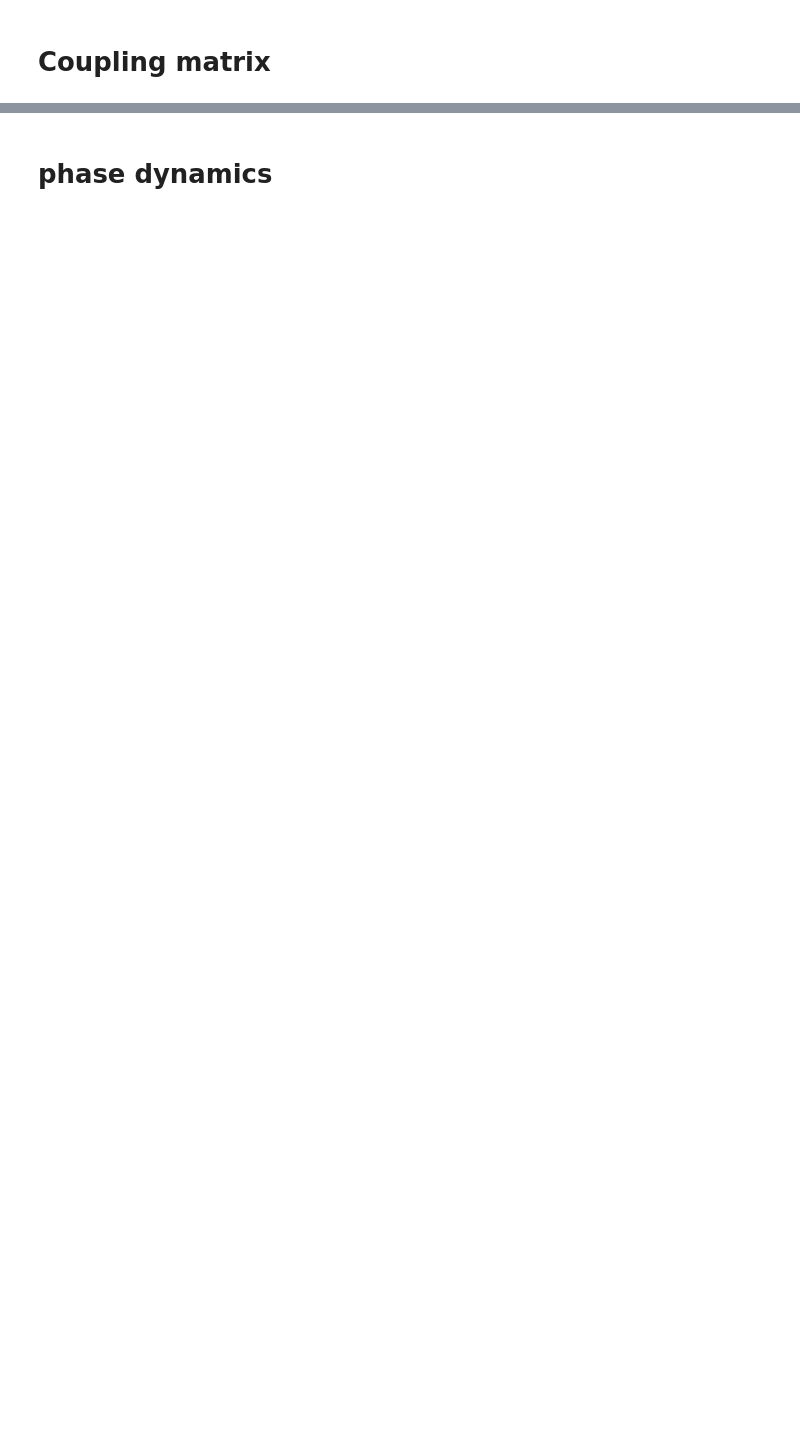
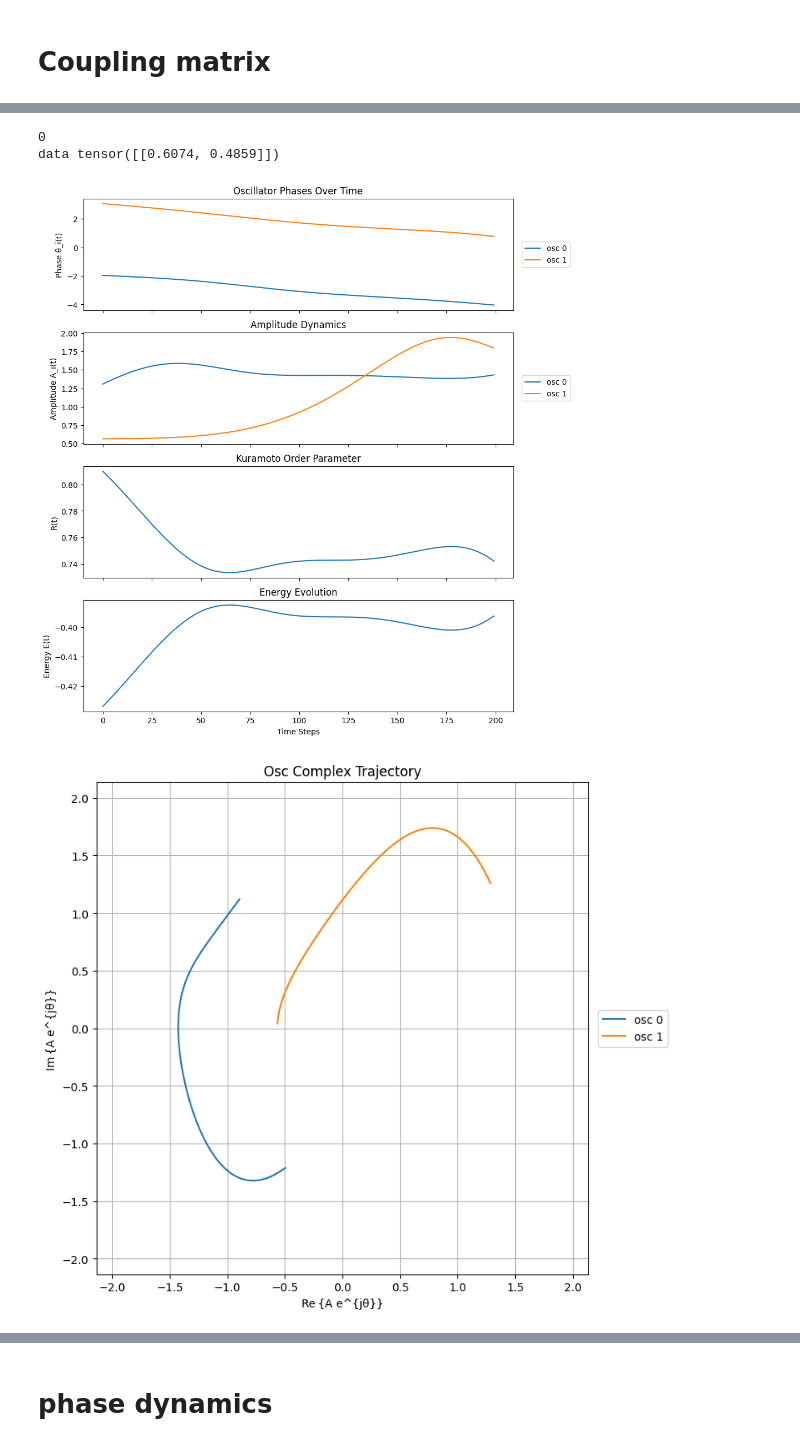
Before and after one commit to seoyumyum/OscillatoryNN, a Jupyter notebook: ONN_Testbench.ipynb, the cells around one changed output, grey strips where cells are left out. Saved outputs shown, nothing was run; the diff lists cells and outputs as text; code cells hidden in the pictures; blank space fills up the shorter version.

```diff
--- a/ONN_Testbench.ipynb
+++ b/ONN_Testbench.ipynb
@@ -320,0 +543,30 @@ plt.show()
+# %%
+# Assume: `model` is trained VanDerPolONN
+#         `x_input` is a sample input tensor (e.g., x_test[0].unsqueeze(0))
+X, y = make_moons(n_samples=2000, noise=0.1, random_state=42)
+scaler = StandardScaler()
+X = scaler.fit_transform(X)
+
+test_data_flag = 0
+data_idx = 0
+
+
+X_temp, X_test, y_temp, y_test = train_test_split(X, y, test_size=0.2, random_state=42)
+
+if test_data_flag==1:
+    data = X_test[data_idx]
+    print(y_test[data_idx])
+else:
+    data = X_train[data_idx]
+    print(y_train[data_idx])
+
+x_sample = torch.tensor(data).float().unsqueeze(0)  # shape (1, 2)
+print('data', x_sample)
+# Simulate and analyze:
+x_hist, y_hist, K = simulate_vdp_onn_dynamics(model, x_sample, T=2.0, dt=0.01, device=device)
+plot_phase_amplitude_energy_R(x_hist, y_hist, K)
+# %% [output]
+0
+data tensor([[0.6074, 0.4859]])
+[figure, added]
+[figure, added]
```
Also changed, not shown: parts of 17 cells of this notebook, 3 other files.
